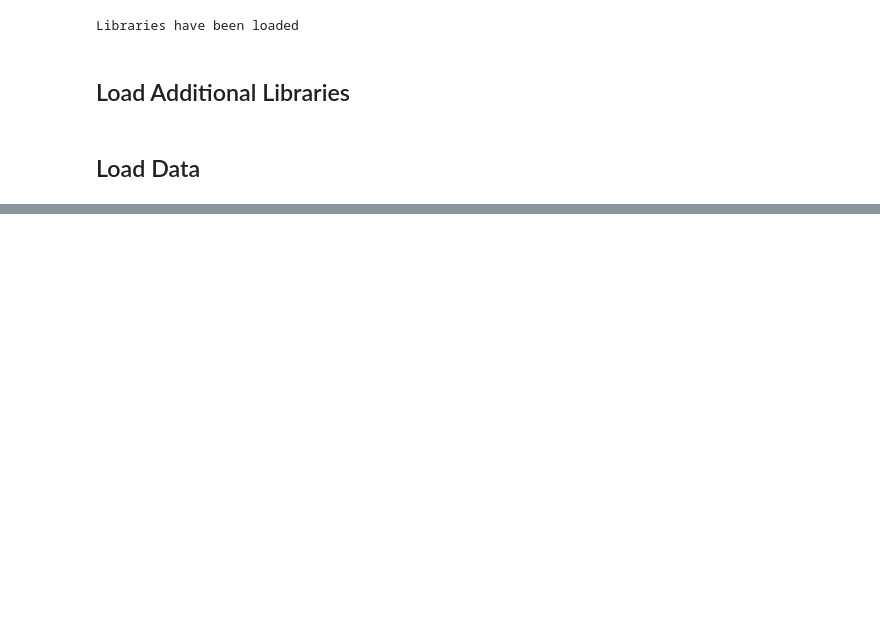
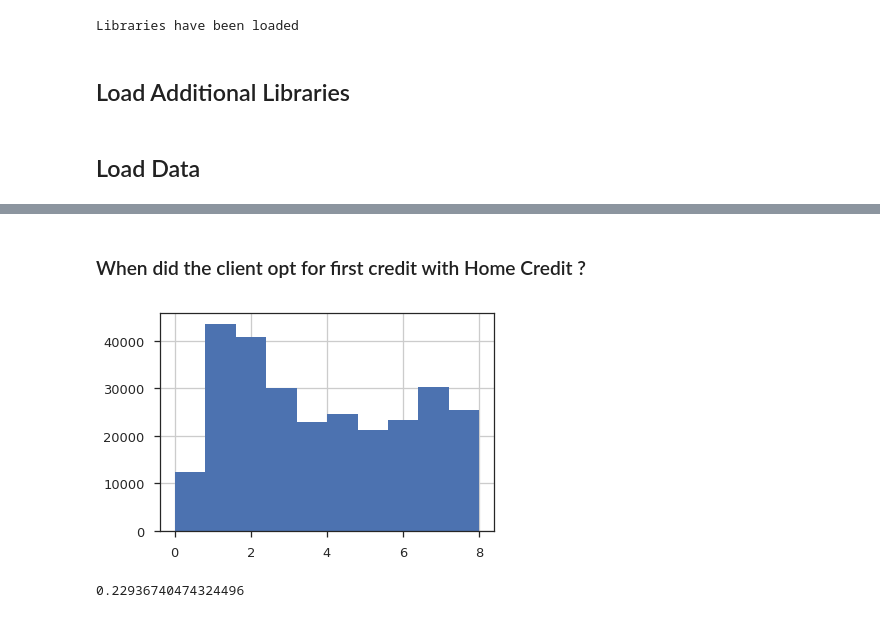
Before and after one commit to numb3r33/Kaggle_Home_Credit, a Jupyter notebook: notebooks/EDA.ipynb, the cells around one changed output, grey strips where cells are left out. Cells and saved outputs as stored; diff of their text form; code cells hidden in the pictures; blank space fills up the shorter version.

```diff
--- a/notebooks/EDA.ipynb
+++ b/notebooks/EDA.ipynb
@@ -342,0 +19,14 @@ Name: MONTHS_BALANCE, dtype: int64
+# %%
+%%time
+
+app_train   = pd.read_pickle(os.path.join(basepath, 'data/interim/feature_groups/application_train.pkl'))
+app_test    = pd.read_pickle(os.path.join(basepath, 'data/interim/feature_groups/application_test.pkl'))
+
+# additional tables
+
+bureau       = pd.read_pickle(os.path.join(basepath, 'data/interim/feature_groups/bureau.pkl'))
+bureau_bal   = pd.read_pickle(os.path.join(basepath, 'data/interim/feature_groups/bureau_balance.pkl'))
+prev_app     = pd.read_pickle(os.path.join(basepath, 'data/interim/feature_groups/previous_application.pkl'))
+installments = pd.read_pickle(os.path.join(basepath, 'data/interim/feature_groups/installments_payments.pkl'))
+pos_cash     = pd.read_pickle(os.path.join(basepath, 'data/interim/feature_groups/POS_CASH_balance.pkl'))
+credit_bal   = pd.read_pickle(os.path.join(basepath, 'data/interim/feature_groups/credit_card_balance.pkl'))
@@ -342,0 +176,15 @@ Name: MONTHS_BALANCE, dtype: int64
+# %% [markdown]
+### When did the client opt for first credit with Home Credit ?
+# %%
+join_date = prev_app.loc[(prev_app.NAME_CLIENT_TYPE == 'New') &\
+            (prev_app.NAME_CONTRACT_STATUS == 'Approved')].groupby('SK_ID_CURR')['DAYS_DECISION'].max()
+join_date = -join_date/365
+# %%
+join_date.hist();
+# %% [output]
+[figure, added]
+# %%
+join_date = app_train.SK_ID_CURR.map(join_date)
+join_date[join_date.isnull()].shape[0] / len(join_date)
+# %% [output]
+0.22936740474324496
```
Also changed, not shown: parts of 77 cells of this notebook, 4 other files.
